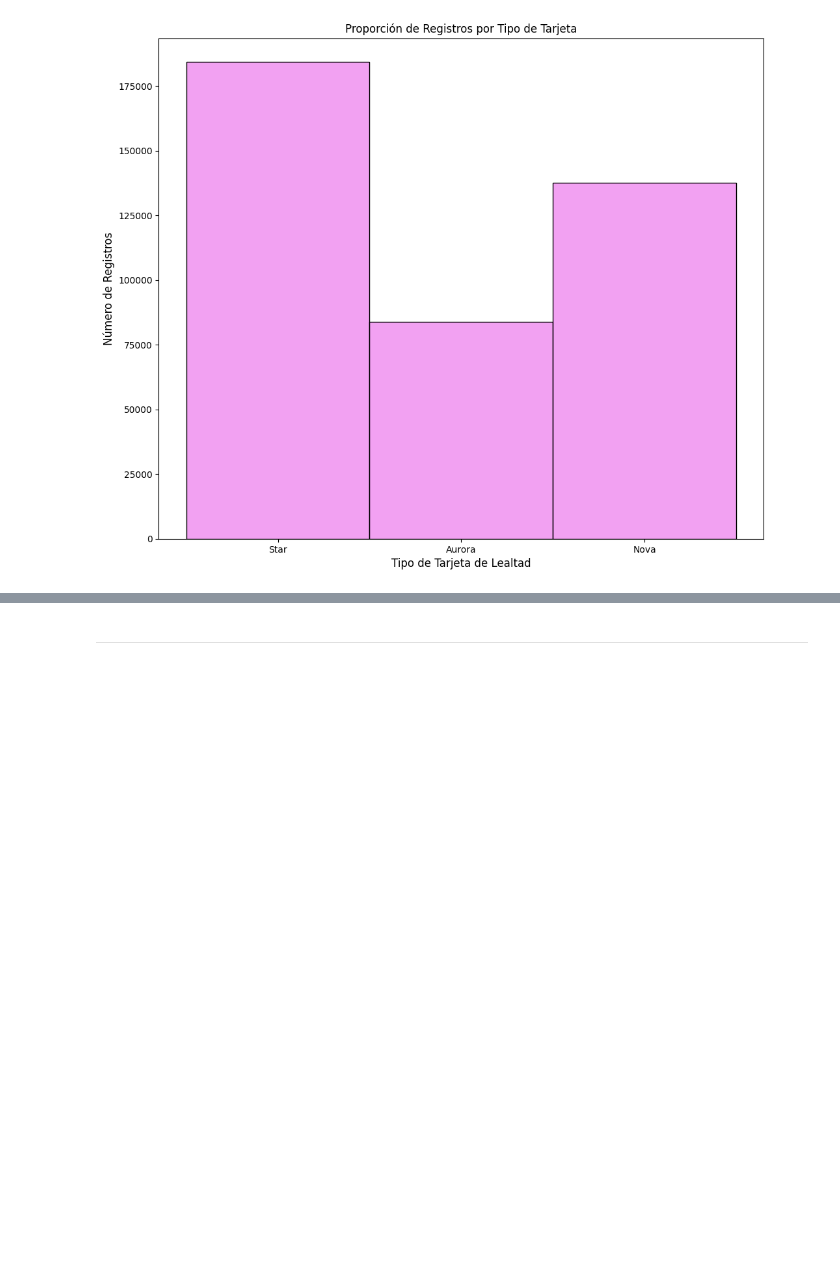
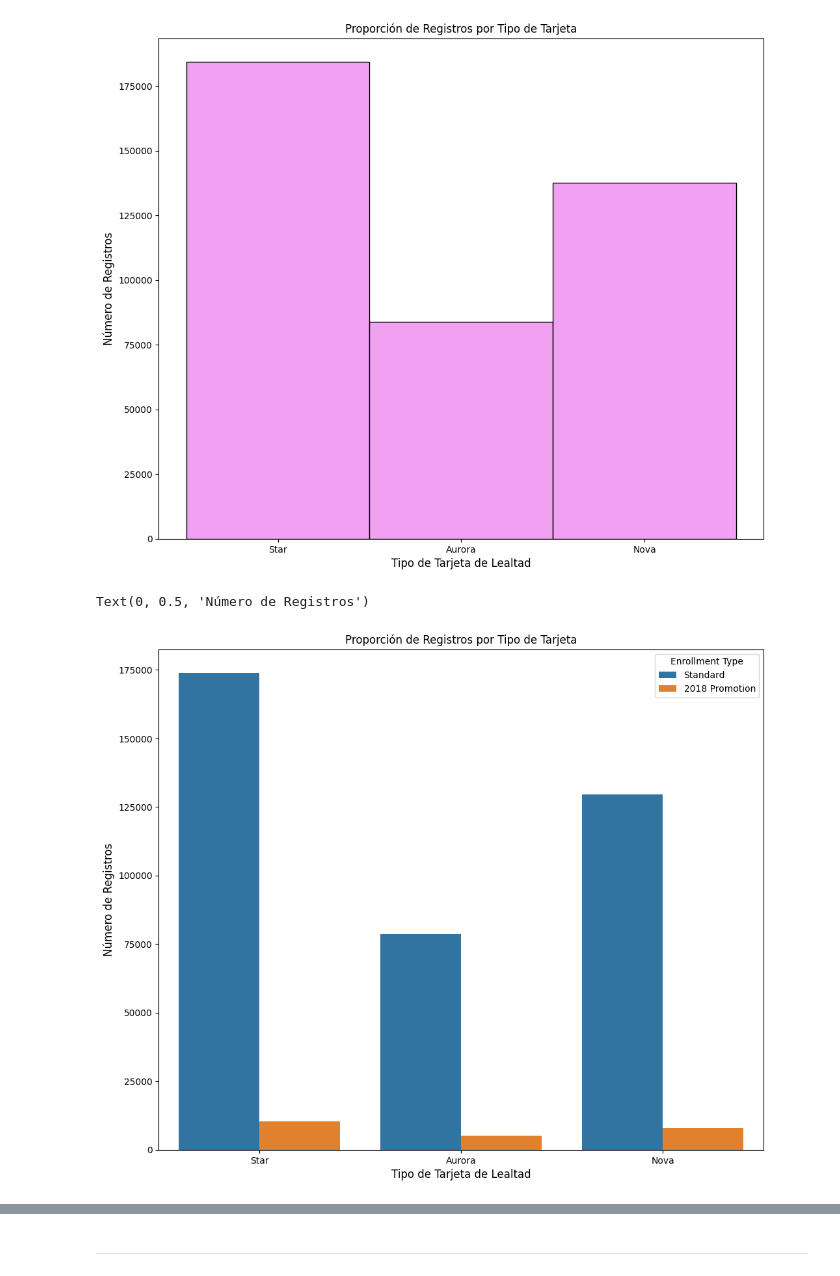
Before and after one commit to Adalab/bda-modulo-3-evaluacion-final-patrimerchan, a Jupyter notebook: Evaluacion_Final_Modulo_3.ipynb, the cells around one changed output, grey strips where cells are left out. Saved outputs shown, nothing was run; the diff lists cells and outputs as text; code cells hidden in the pictures; blank space fills up the shorter version.

```diff
--- a/Evaluacion_Final_Modulo_3.ipynb
+++ b/Evaluacion_Final_Modulo_3.ipynb
@@ -1040,4 +1040,15 @@ plt.ylabel('Número de Registros', fontsize=12)
 # %% [output]
 Text(0, 0.5, 'Número de Registros')
 [figure]
+# %%
+plt.figure(figsize=(12, 10))
+
+sns.countplot(data=df_unido, x='Loyalty Card', hue='Enrollment Type')
+
+plt.title('Proporción de Registros por Tipo de Tarjeta')
+plt.xlabel('Tipo de Tarjeta de Lealtad', fontsize=12)
+plt.ylabel('Número de Registros', fontsize=12)
+# %% [output]
+Text(0, 0.5, 'Número de Registros')
+[figure, added]
 # %% [markdown]
```
Also changed, not shown: parts of 14 cells of this notebook.
